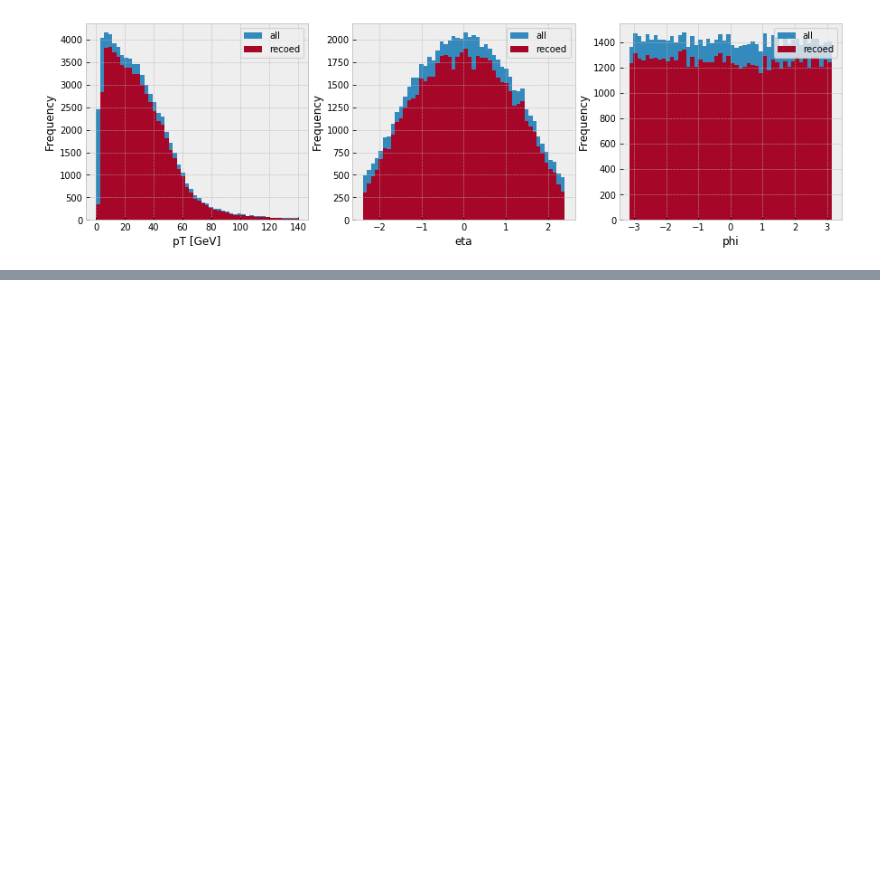
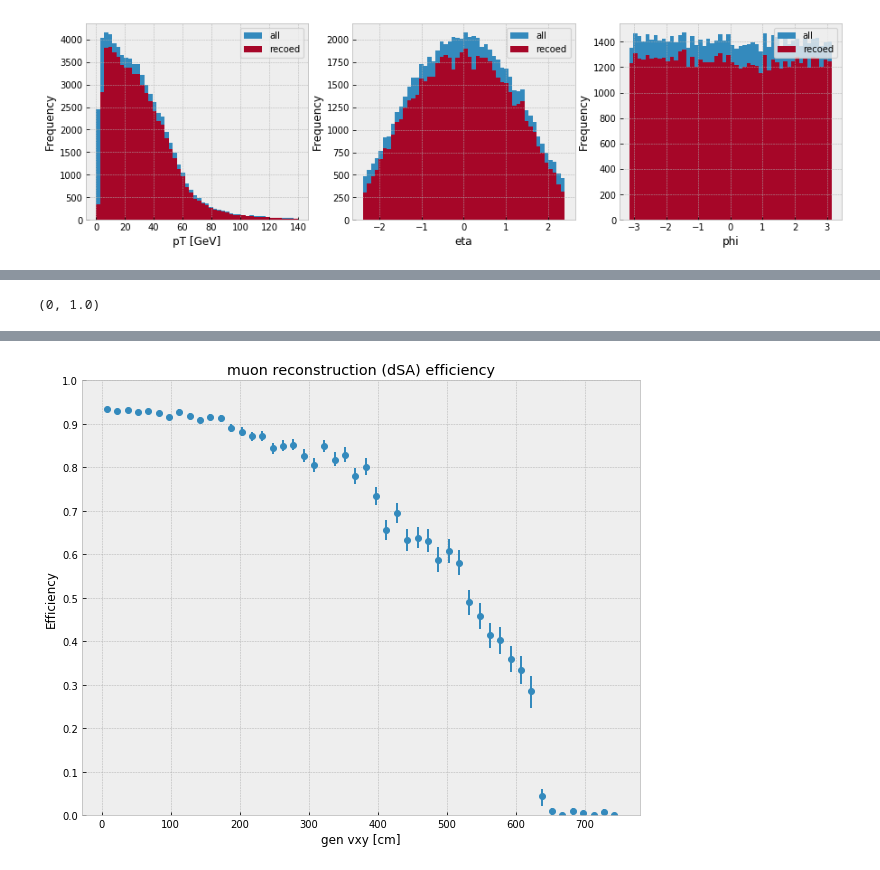
Before and after one commit to afrankenthal/FirefighterAnalysis, a Jupyter notebook: recoMuEfficiency.ipynb, the cells around one changed output, grey strips where cells are left out. Cells and saved outputs as stored; diff of their text form; code cells hidden in the pictures; blank space fills up the shorter version.

```diff
--- a/recoMuEfficiency.ipynb
+++ b/recoMuEfficiency.ipynb
@@ -144,0 +173,25 @@ ax.legend(loc='best', title='decay length')
+# %%
+fig,ax = plt.subplots(figsize=(10,8))
+
+h0 = ROOT.TH1F('h0_', '', 50,0,750)
+h1 = ROOT.TH1F('h1_', '', 50,0,750)
+for k, df in dfs.items():
+    df = df.query('genPt>10 and abs(genEta)<2.4')
+    recoDf = df[['genVxy', 'genPt', 'genEta', 'recoDxy']].dropna()
+
+    for x in df['genVxy']: h0.Fill(x)
+    for x in recoDf['genVxy']: h1.Fill(x)
+
+eff = ROOT.TEfficiency(h1, h0)
+data = extract_teffi(eff)
+
+ax.errorbar(x=data['x'], y=data['y'], yerr=data['yerr'], fmt='o')
+
+ax.set_title('muon reconstruction (dSA) efficiency')
+ax.set_xlabel('gen vxy [cm]')
+ax.set_ylabel('Efficiency')
+# ax.xaxis.set_major_locator(plt.MaxNLocator(12))
+ax.yaxis.set_major_locator(plt.MaxNLocator(10))
+ax.set_ylim((0,1.0))
+# %% [output]
+(0, 1.0)
@@ -144,0 +200 @@ ax.legend(loc='best', title='decay length')
+[figure, added]
```
Also changed, not shown: parts of 9 cells of this notebook.
